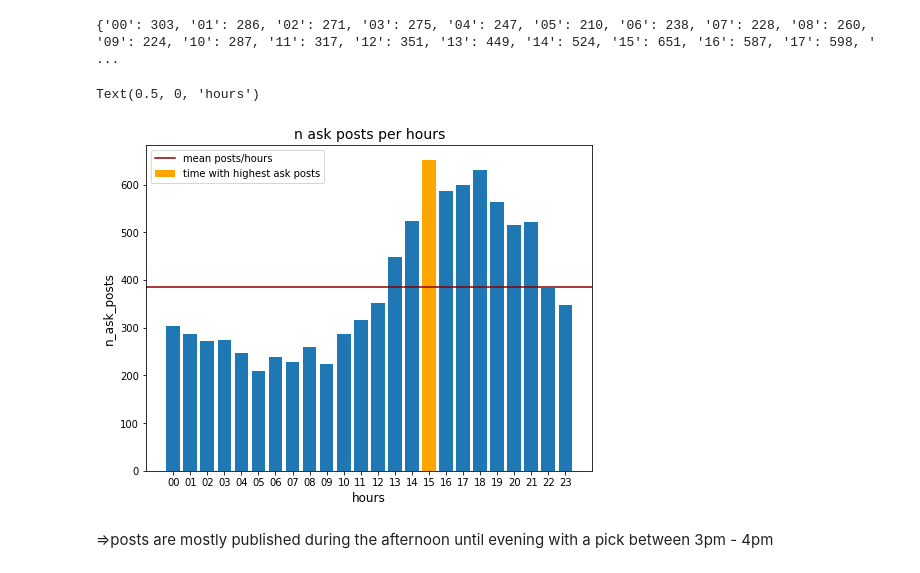
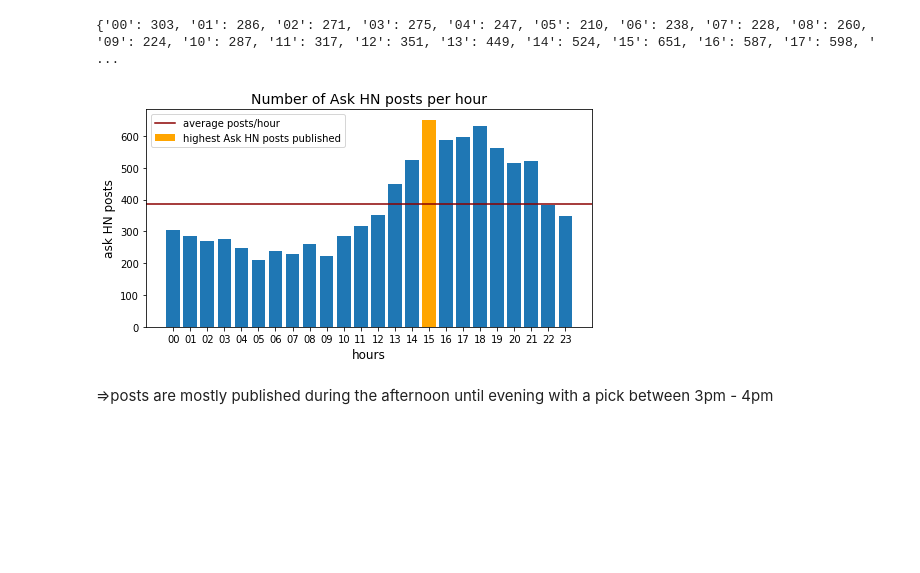
Before and after one commit to tfreyd/Reddit_post, a Jupyter notebook: Project2_hackerNewsPosts.ipynb, the cells around one changed output. Cells and saved outputs as stored; diff of their text form; code cells hidden in the pictures; blank space fills up the shorter version.

```diff
--- a/Project2_hackerNewsPosts.ipynb
+++ b/Project2_hackerNewsPosts.ipynb
@@ -190,25 +190,24 @@ print(sorted_posts_by_hours)
 # %%
 #stats
 mean_posts_by_hours=np.mean(list(sorted_posts_by_hours.values()))
 std_post_by_hours=np.std(list(sorted_posts_by_hours.values()))
 
 #plot n_comments vs hour
-fig1=plt.figure(figsize=(8,6))
+fig1=plt.figure(figsize=(8,4))
 plt.bar(sorted_posts_by_hours.keys(),sorted_posts_by_hours.values())
-plt.bar('15',sorted_posts_by_hours['15'],color='orange',label='time with highest ask posts')
+plt.bar('15',sorted_posts_by_hours['15'],color='orange',label='highest Ask HN posts published')
 plt.axhline(mean_posts_by_hours,
             color='darkred',
-            label='mean posts/hours')
+            label='average posts/hour')
 
 plt.legend()
-plt.title('n ask posts per hours',size=14)
-plt.ylabel('n_ask_posts',size=12)
+plt.title('Number of Ask HN posts per hour',size=14)
+plt.ylabel('ask HN posts',size=12)
 plt.xlabel('hours',size=12)
 
-plt
+plt.savefig('1.ask_posts_hour.png')
 # %% [output]
-Text(0.5, 0, 'hours')
-[figure, old version]
+[figure, new version]
 # %% [markdown]
 =>posts are mostly published during the afternoon until evening with a pick between 3pm - 4pm
 # %%
```
Also changed, not shown: parts of 3 cells of this notebook, 4 other files.
